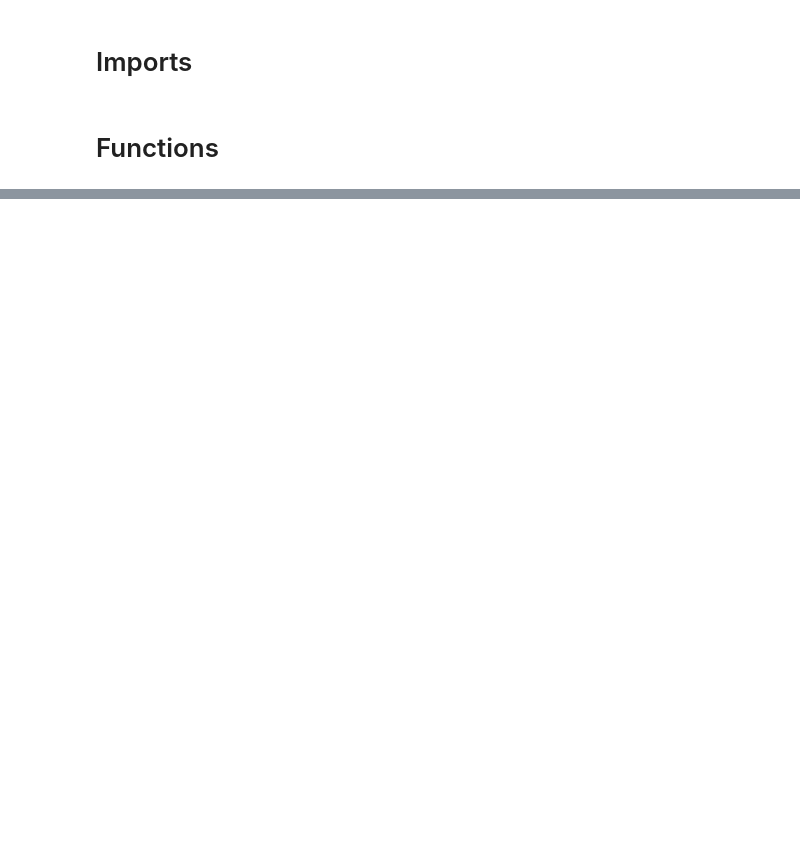
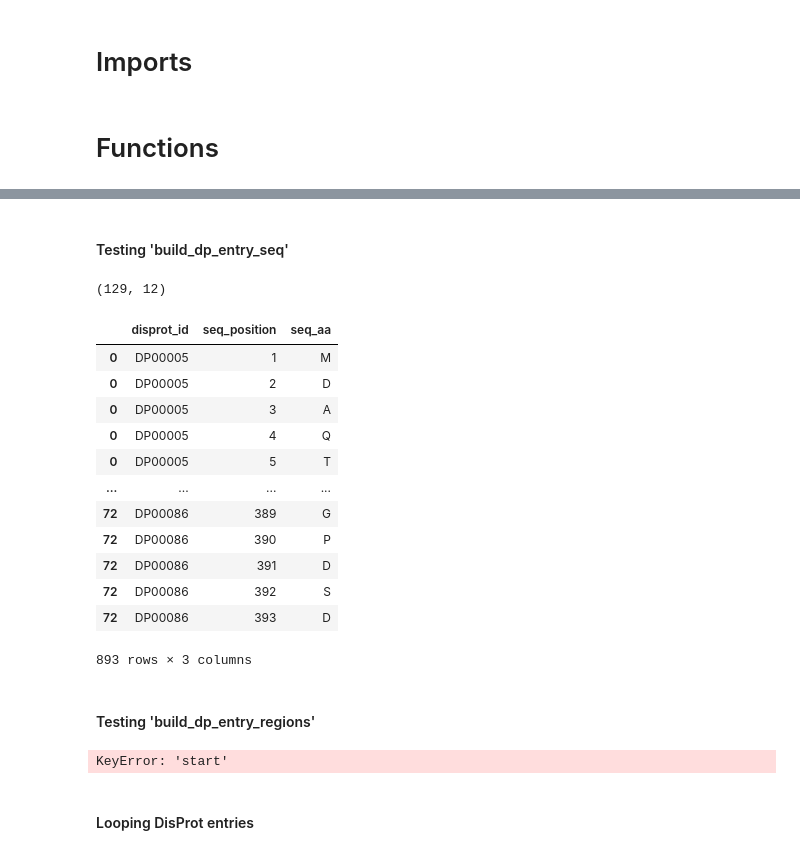
Before and after one commit to BioComputingUP/caid2-reference, a Jupyter notebook: src/notebooks/references.ipynb, the cells around one changed output, grey strips where cells are left out. Saved outputs shown, nothing was run; the diff lists cells and outputs as text; code cells hidden in the pictures; blank space fills up the shorter version.

```diff
--- a/src/notebooks/references.ipynb
+++ b/src/notebooks/references.ipynb
@@ -163,0 +234,6 @@ save_disprot_release_file( response_content = arelease
+# %%
+disprot_testing_cases = { "DP00005": "Antitermination protein N"
+                        , "DP00009": "Transcription initiation factor IIA subunit 2"
+                        , "DP00016": "Cyclin-dependent kinase inhibitor 1"
+                        , "DP00040": "High mobility group protein HMG-I/HMG-Y"
+                        , "DP00086": "Cellular tumor antigen p53" }
@@ -163,0 +563,21 @@ save_disprot_release_file( response_content = arelease
+# %%
+multiple_level_data = multiple_level_data[main_columns + region_columns]
+# %%
+def get_range(start: int, end: int) -> list: # [3, 6] --> [3,4,5,6]
+    """
+    """
+    return [poss for poss in range(start, end + 1, 1)]
+
+def expand_region(adf: pd.DataFrame) -> pd.DataFrame:
+    """
+    """
+    adf["reg_position"] = list(range(int(adf["start"]), int(adf["end"]) + 1, 1))
+    return adf
+
+def expand_seq(adf: pd.DataFrame) -> pd.DataFrame:
+    """
+    """
+    #adf["seq_position", "seq_aa"] = list(range(1, int(adf["length"]) + 1, 1))
+    #adf["seq_position", "seq_aa"] = list(zip(enumerate(adf["sequence"])))
+    adf["seq_position_aa"] = [(aa[0]+1, aa[1]) for aa in enumerate(adf["sequence"])]
+    return adf
@@ -163,0 +609,44 @@ save_disprot_release_file( response_content = arelease
+# %% [markdown]
+#### Testing 'build_dp_entry_seq'
+# %%
+# dp_entry_seq = build_dp_entry_seq(multiple_level_data)
+print(multiple_level_data.shape) # Only has 5 cases to test
+# print(dp_entry_seq.shape)
+# %% [output]
+(129, 12)
+# %%
+columns_to_keep = ['disprot_id', 'sequence']
+columns_to_drop = multiple_level_data.columns.difference(columns_to_keep)
+
+multiple_level_data.drop(columns=columns_to_drop, axis=1, inplace=True)
+multiple_level_data = multiple_level_data.apply(expand_seq, axis=1)
+multiple_level_data = multiple_level_data.explode("seq_position_aa")
+multiple_level_data[['seq_position', 'seq_aa']] = pd.DataFrame(multiple_level_data['seq_position_aa'].tolist(), index=multiple_level_data.index)
+columns_to_drop = multiple_level_data.columns.difference(['disprot_id', 'seq_position', 'seq_aa'])
+multiple_level_data = multiple_level_data.drop(columns=columns_to_drop, axis=1)
+multiple_level_data.drop_duplicates(inplace=True)
+multiple_level_data
+# %% [output]
+|  | disprot_id | seq_position | seq_aa |
+| 0 | DP00005 | 1 | M |
+| 0 | DP00005 | 2 | D |
+| 0 | DP00005 | 3 | A |
+| 0 | DP00005 | 4 | Q |
+| 0 | DP00005 | 5 | T |
+| ... | ... | ... | ... |
+| 72 | DP00086 | 389 | G |
+| 72 | DP00086 | 390 | P |
+| 72 | DP00086 | 391 | D |
+| 72 | DP00086 | 392 | S |
+| 72 | DP00086 | 393 | D |
+893 rows × 3 columns
+# %% [markdown]
+#### Testing 'build_dp_entry_regions'
+# %%
+dp_entry_regions = build_dp_entry_regions(multiple_level_data)
+print(multiple_level_data.shape) # Only has 5 cases to test
+print(dp_entry_regions.shape)
+# %% [output]
+KeyError: 'start'
+# %% [markdown]
+#### Looping DisProt entries
```
Also changed, not shown: parts of 44 cells of this notebook, 1 other file.
